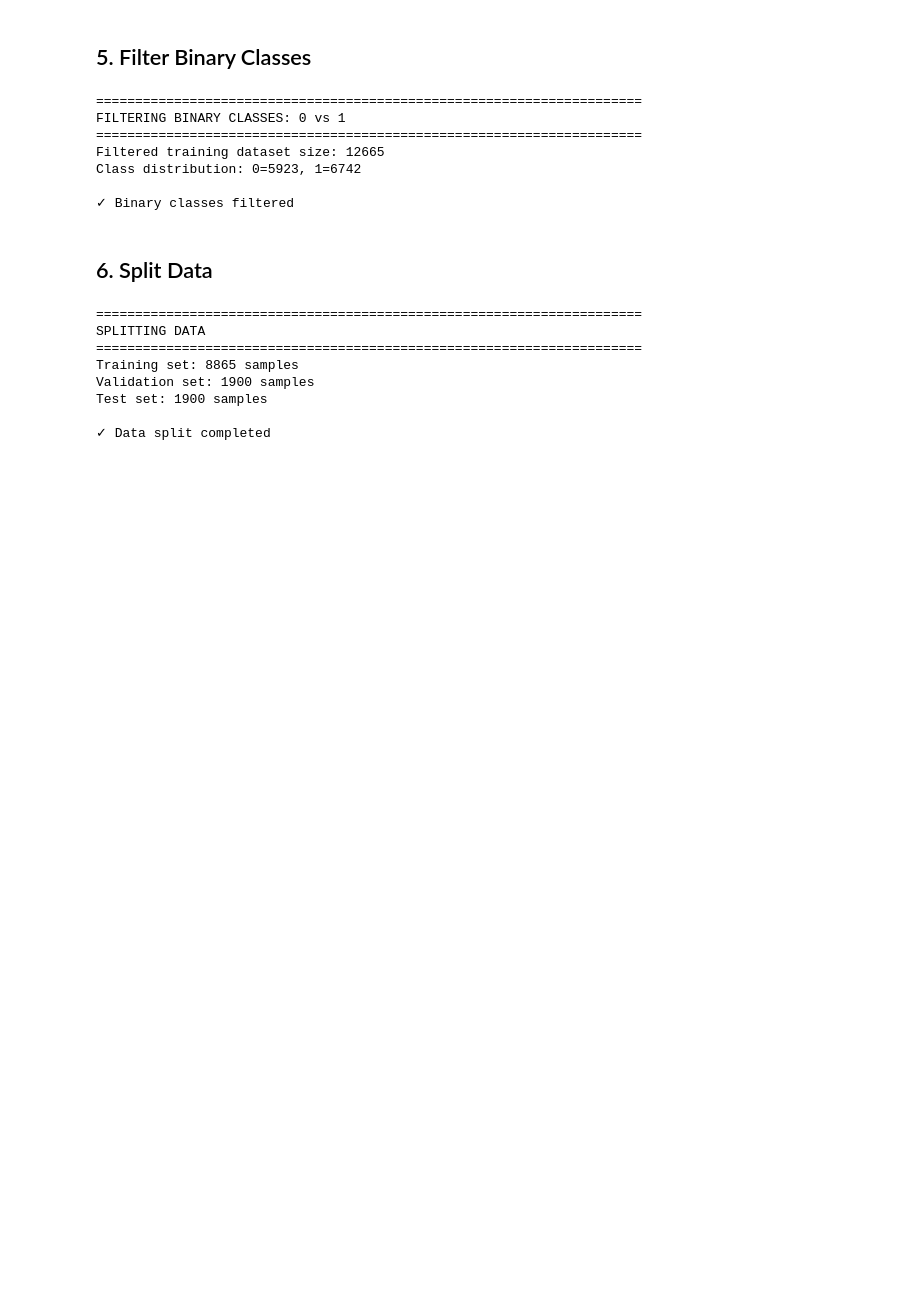
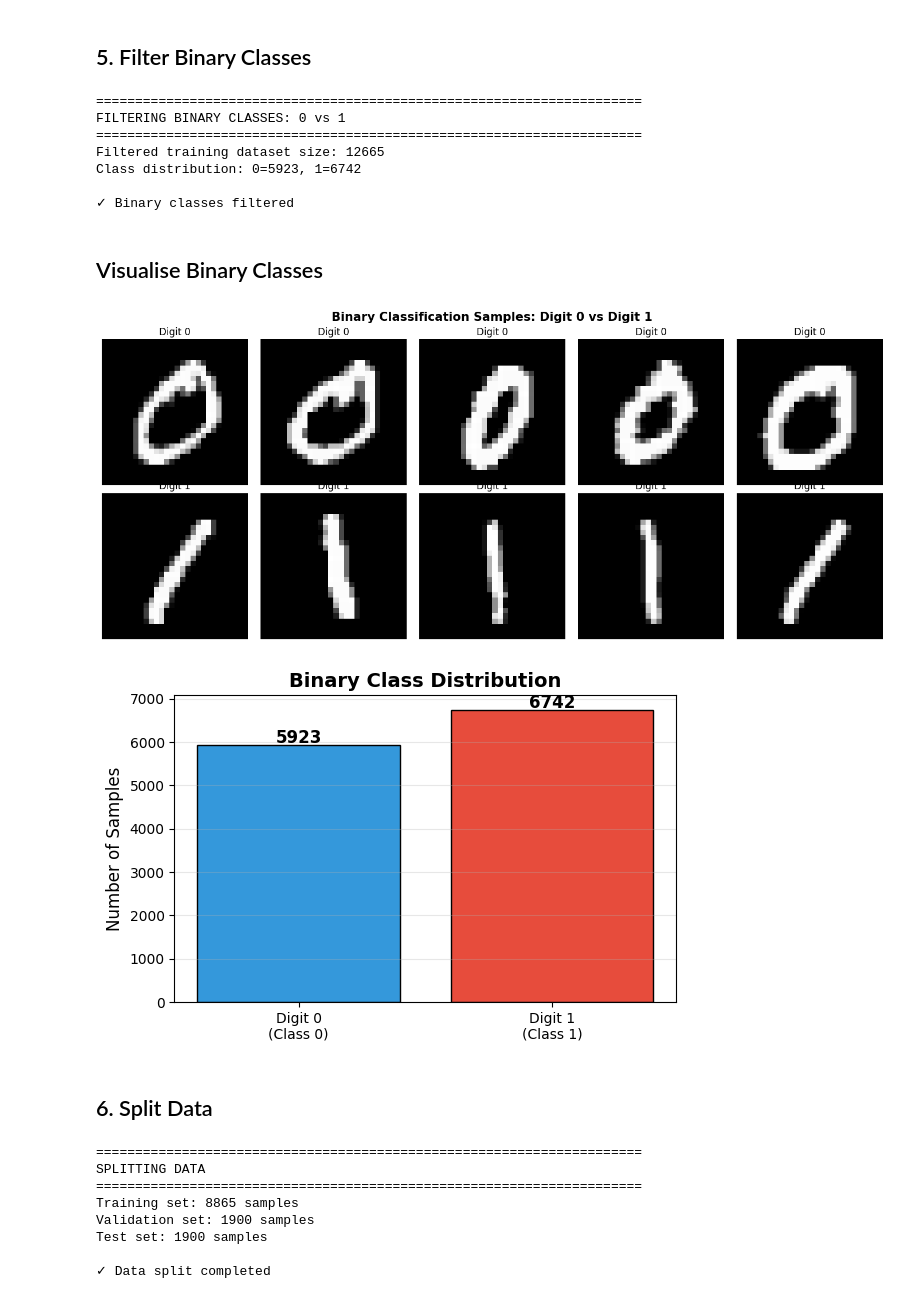
Before and after one commit to AhmedNaguib01/Machine-Learning-MNIST, a Jupyter notebook: notebooks/01_logistic_regression_complete.ipynb, the cells around one changed output. Drawn from its saved outputs; the diff is of its cells as text; code cells hidden in the pictures; blank space fills up the shorter version.

```diff
--- a/notebooks/01_logistic_regression_complete.ipynb
+++ b/notebooks/01_logistic_regression_complete.ipynb
@@ -118,6 +118,51 @@ Filtered training dataset size: 12665
 Class distribution: 0=5923, 1=6742
 
 ✓ Binary classes filtered
+# %% [markdown]
+## Visualise Binary Classes
+# %%
+# ── Visualise the two binary classes chosen from the dataset ──────────
+fig, axes = plt.subplots(2, 5, figsize=(14, 6))
+
+class0_idx = np.where(y_train_binary == 0)[0]
+class1_idx = np.where(y_train_binary == 1)[0]
+
+for i in range(5):
+    axes[0, i].imshow(X_train_filtered[class0_idx[i]], cmap='gray')
+    axes[0, i].set_title(f'Digit {DIGIT_A}', fontsize=12)
+    axes[0, i].axis('off')
+
+for i in range(5):
+    axes[1, i].imshow(X_train_filtered[class1_idx[i]], cmap='gray')
+    axes[1, i].set_title(f'Digit {DIGIT_B}', fontsize=12)
+    axes[1, i].axis('off')
+
+axes[0, 0].set_ylabel(f'Class 0\n(Digit {DIGIT_A})', fontsize=12,
+                       rotation=0, labelpad=60, va='center')
+axes[1, 0].set_ylabel(f'Class 1\n(Digit {DIGIT_B})', fontsize=12,
+                       rotation=0, labelpad=60, va='center')
+
+plt.suptitle(f'Binary Classification Samples: Digit {DIGIT_A} vs Digit {DIGIT_B}',
+             fontsize=15, fontweight='bold')
+plt.tight_layout()
+plt.show()
+
+# Class-distribution bar chart
+fig, ax = plt.subplots(figsize=(6, 4))
+counts = [np.sum(y_train_binary == 0), np.sum(y_train_binary == 1)]
+bars = ax.bar([f'Digit {DIGIT_A}\n(Class 0)', f'Digit {DIGIT_B}\n(Class 1)'],
+              counts, color=['#3498db', '#e74c3c'], edgecolor='black')
+for bar, c in zip(bars, counts):
+    ax.text(bar.get_x() + bar.get_width()/2., bar.get_height() + 50,
+            str(c), ha='center', fontsize=12, fontweight='bold')
+ax.set_ylabel('Number of Samples', fontsize=12)
+ax.set_title('Binary Class Distribution', fontsize=14, fontweight='bold')
+ax.grid(axis='y', alpha=0.3)
+plt.tight_layout()
+plt.show()
+# %% [output]
+[figure, added]
+[figure, added]
 # %% [markdown]
 ## 6. Split Data
 # %%
```
Also changed, not shown: parts of 8 cells of this notebook, 3 other files.
